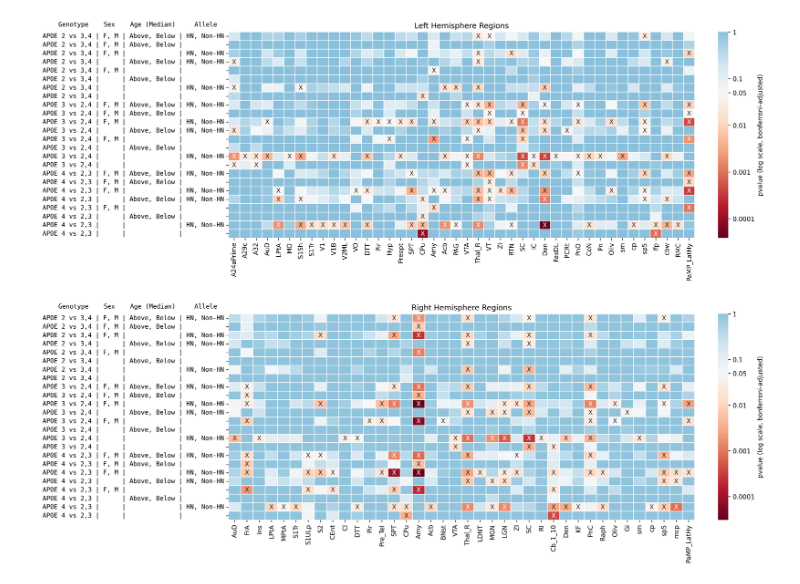
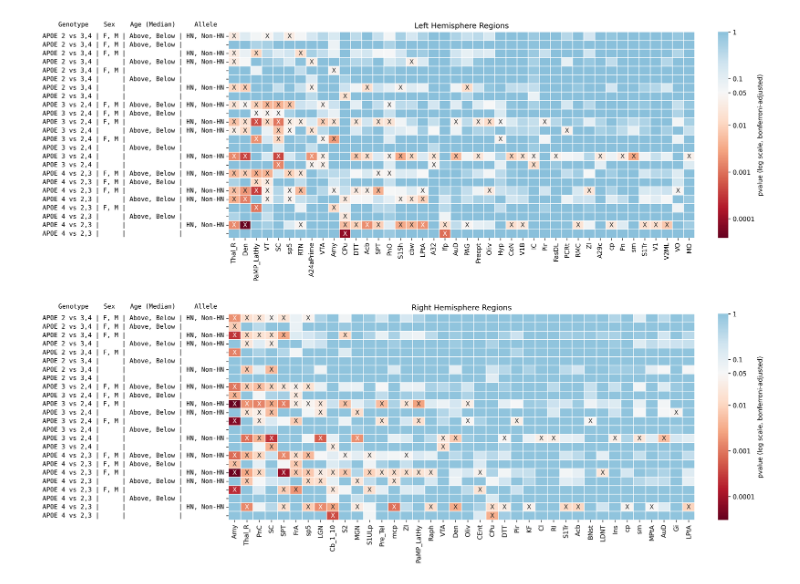
Before and after one commit to neurodata/alzheimers-mouse, a Jupyter notebook: docs/analysis-hn-Copy1.ipynb, the cells around one changed output. Cells and saved outputs as stored; diff of their text form; code cells hidden in the pictures.

```diff
--- a/docs/analysis-hn-Copy1.ipynb
+++ b/docs/analysis-hn-Copy1.ipynb
@@ -472,32 +596,22 @@ resort_idx = np.arange(len(tmp))
 resort_idx = np.concatenate([resort_idx[::3], resort_idx[1::3], resort_idx[2::3]])
 tmp = tmp.iloc[resort_idx]
 
+
+# resort cols
+col_sort_idx = (tmp <= 0.05).sum().argsort().values[::-1]
+tmp = tmp.iloc[:, col_sort_idx]
+
 nodes_to_choose = ((tmp <= 0.05).sum() >= 1).values
-# pvalues.columns = node_labels["Abbreviation"].values
-# pvalues = pvalues[sorted(pvalues.columns)]
 
-left_idx = nodes_to_choose & left_nodes
-right_idx = nodes_to_choose & right_nodes
+left_idx = nodes_to_choose & left_nodes[col_sort_idx]
+right_idx = nodes_to_choose & right_nodes[col_sort_idx]
+
 
 fig = plt.figure(layout="constrained", figsize=(16, 12), dpi=300)
 subfigs = fig.subfigures(2, 1, hspace=0.07)
 
 left_axes = subfigs[0].subplots(1, 1)
 right_axes = subfigs[1].subplots(1, 1)
-
-cbar_ticks = [
-    0.000000001,
-    0.00000001,
-    0.0000001,
-    0.000001,
-    0.00001,
-    0.0001,
-    0.001,
-    0.01,
-    0.05,
-    0.1,
-    1,
-]
 
 for ax, nodes_to_choose, title in zip(
     [left_axes, right_axes],
@@ -507,7 +621,9 @@ for ax, nodes_to_choose, title in zip(
     sns.heatmap(
         tmp.transform("log10").iloc[rows_to_choose, nodes_to_choose],
         ax=ax,
-        annot=mask[pairwise_idx][:, nodes_to_choose][rows_to_choose, :][resort_idx],
+        annot=mask[:, col_sort_idx][pairwise_idx][:, nodes_to_choose][
+            rows_to_choose, :
+        ][resort_idx],
         fmt="",
         square=False,
         linewidths=0.5,
@@ -521,34 +637,34 @@ for ax, nodes_to_choose, title in zip(
     ax.collections[0].colorbar.set_label("pvalue (log scale, bonferroni-adjusted)")
     ax.collections[0].colorbar.set_ticklabels(cbar_ticks)
     ax.set_yticklabels(
         ax.get_yticklabels(), ha="right", fontdict={"family": "monospace"}
     )
 
     text_dict = dict(
         ha="right",
         va="bottom",
         transform=ax.transAxes,
         fontdict={"family": "monospace"},
     )
 
     bbox = ax.get_yticklabels()[0].get_window_extent()
     x, _ = ax.transAxes.inverted().transform([bbox.x0, bbox.y0])
 
     # ax.set_title(
     #     "K     N          Genotype     Sex    Age (Median)     Allele", x=0, **text_dict
     # )
 
     header = "Genotype    Sex    Age (Median)     Allele   "
     ax.text(0, 1.02, header, **text_dict)
     # ax.set_xlabel("Brain Regions")
 
 fig.savefig(
     f"../results/figures/allele_tests_pairwise_significant_only.png",
     bbox_inches="tight",
     dpi=300,
 )
 # %% [output]
-[figure, old version]
+[figure, new version]
 # %%
 regions = []
 idxes = []
```
Also changed, not shown: parts of 8 cells of this notebook, 5 other files.
